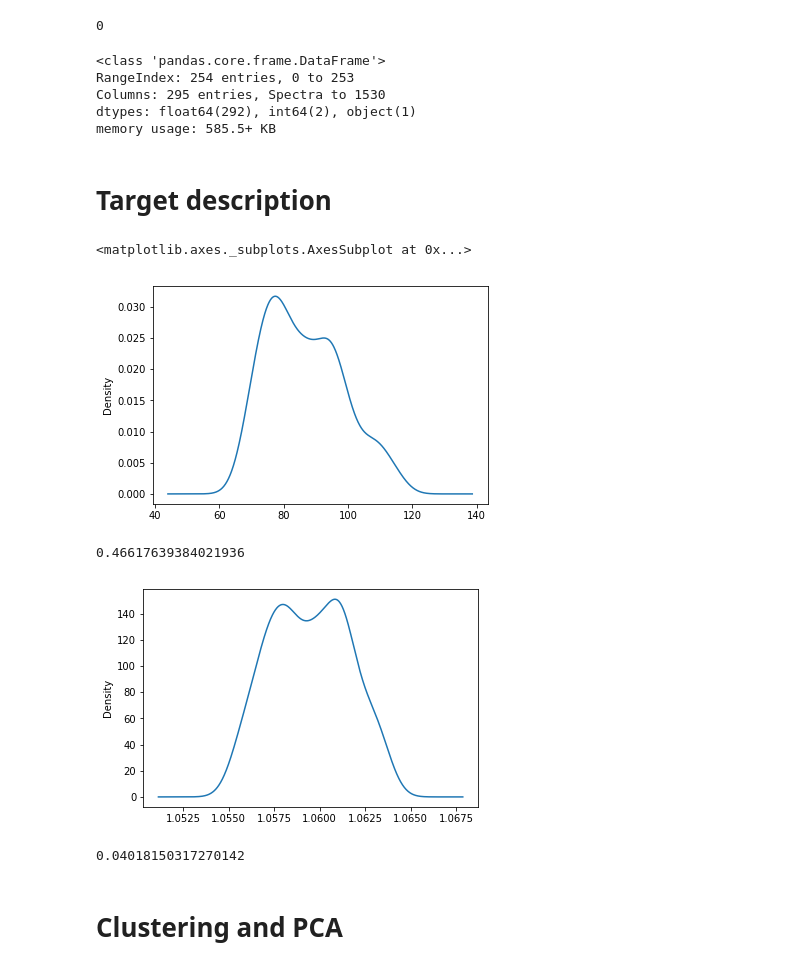
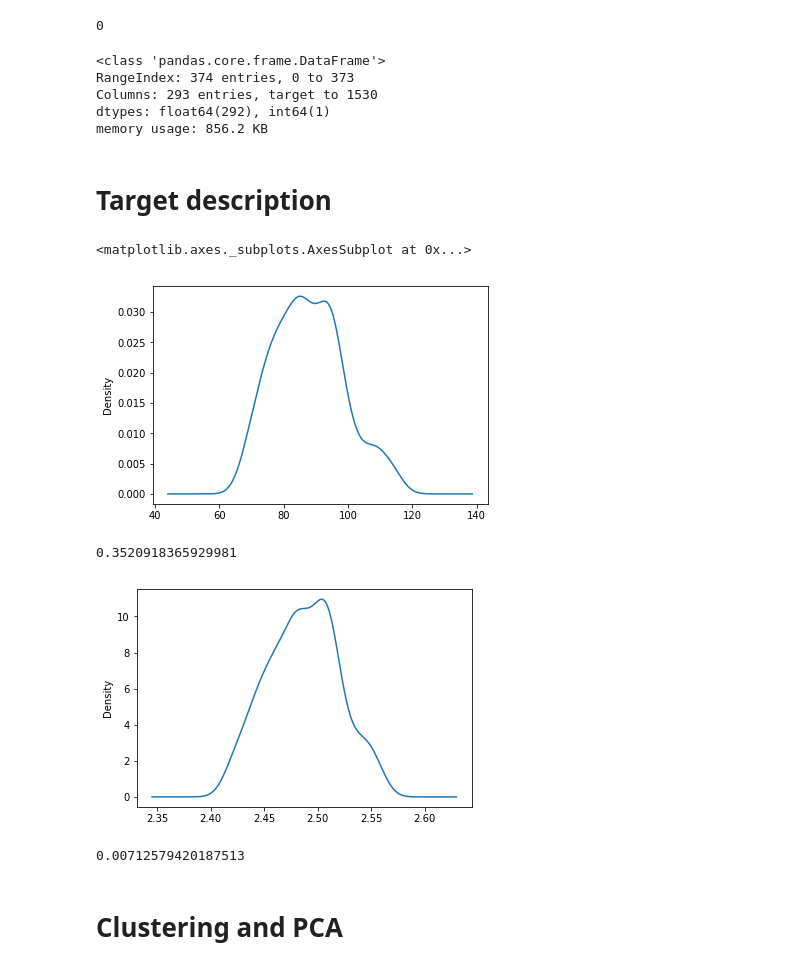
Before and after one commit to rudloffl/open-peas, a Jupyter notebook: notebooks/pea-regression.ipynb, the cells around one changed output. Saved outputs shown, nothing was run; the diff lists cells and outputs as text; code cells hidden in the pictures.

```diff
--- a/notebooks/pea-regression.ipynb
+++ b/notebooks/pea-regression.ipynb
@@ -85,0 +7,7 @@ dataset.head(20)
+# %%
+spectra = pd.read_csv('../data/dataset.csv')
+columns = ['target', 'sampleID']
+columns.extend([str(x) for x in range(950, 1530+1,2)])
+spectra = spectra[columns]
+
+spectra.head()
@@ -103,25 +39,25 @@ dataset.isnull().sum().sum()
 # %% [output]
 0
 # %%
-dataset.info()
+spectra.info()
 # %% [output]
 <class 'pandas.core.frame.DataFrame'>
-RangeIndex: 254 entries, 0 to 253
-Columns: 295 entries, Spectra to 1530
-dtypes: float64(292), int64(2), object(1)
-memory usage: 585.5+ KB
+RangeIndex: 374 entries, 0 to 373
+Columns: 293 entries, target to 1530
+dtypes: float64(292), int64(1)
+memory usage: 856.2 KB
 # %% [markdown]
 # Target description
 # %%
-dataset['Average'].plot.density()
+spectra['target'].plot.density()
 # %% [output]
 <matplotlib.axes._subplots.AxesSubplot at 0x...>
-[figure, old version]
+[figure, new version]
 # %%
 # The closer to 0, the better
-dataset['Average'].skew()
+spectra['target'].skew()
 # %% [output]
-0.46617639384021936
+0.3520918365929981
 # %%
 from scipy.special import inv_boxcox
 from scipy import stats
@@ -129,10 +65,10 @@ dataset['Target'], lmbda = stats.boxcox(dataset['Average'])
 # %%
-dataset['Target'].plot.density()
+spectra['targetBC'].plot.density()
 plt.show()
-dataset['Target'].skew()
+spectra['targetBC'].skew()
 # %% [output]
-[figure, old version]
+[figure, new version]
-0.04018150317270142
+0.00712579420187513
 # %% [markdown]
 # Clustering and PCA
 # %%
```
Also changed, not shown: parts of 36 cells of this notebook, 2 other files.
